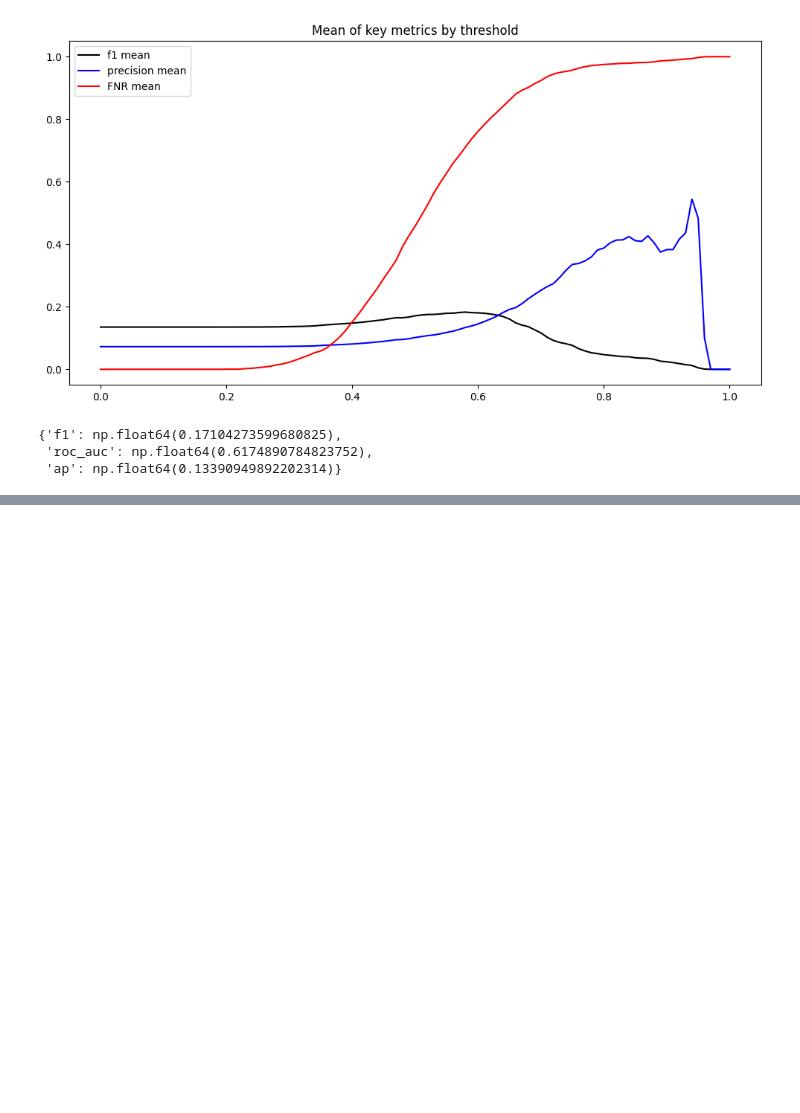
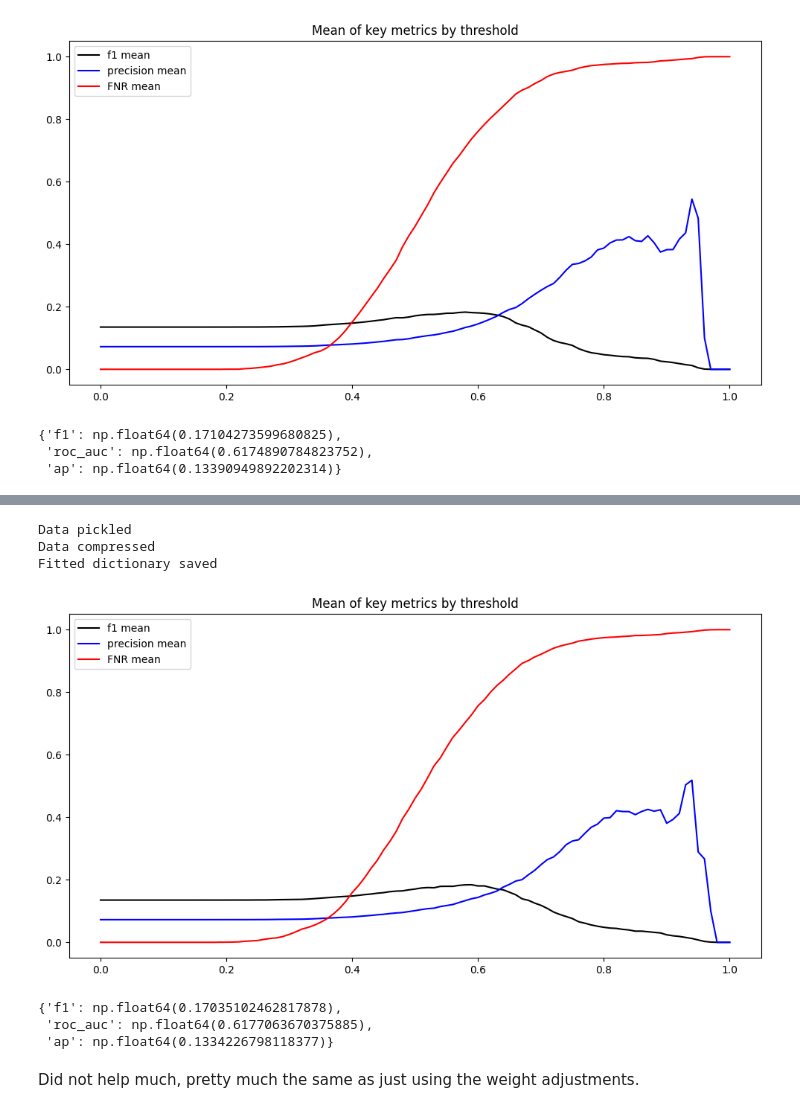
Before and after one commit to YCoeusZ/QclDQp5MOHN2Sk9K, a Jupyter notebook: note_books/logreg.ipynb, the cells around one changed output, grey strips where cells are left out. Drawn from its saved outputs; the diff is of its cells as text; code cells hidden in the pictures; blank space fills up the shorter version.

```diff
--- a/note_books/logreg.ipynb
+++ b/note_books/logreg.ipynb
@@ -130,0 +154,2 @@ model_eval_per.eval_metrics_
+# %%
+model_eval_per_OS=training.model_eval(search_method="Random", search_cv_n_jobs=8, searech_verbose=3, random_search_n_iter=20)
@@ -130,0 +176,6 @@ model_eval_per.eval_metrics_
+# %%
+model_eval_per_OS.save_dict(save_path="../data/fitted/LR/compressed_fitted_dict_per_OS_LR_run1.gz", compress=True)
+# %% [output]
+Data pickled
+Data compressed
+Fitted dictionary saved
@@ -130,0 +184,12 @@ model_eval_per.eval_metrics_
+# %%
+model_eval_per_OS.create_visual()
+# %% [output]
+[figure, added]
+# %%
+model_eval_per_OS.eval_metrics_
+# %% [output]
+{'f1': np.float64(0.17035102462817878),
+ 'roc_auc': np.float64(0.6177063670375885),
+ 'ap': np.float64(0.1334226798118377)}
+# %% [markdown]
+Did not help much, pretty much the same as just using the weight adjustments.
```
Also changed, not shown: parts of 4 cells of this notebook, 3 other files.
